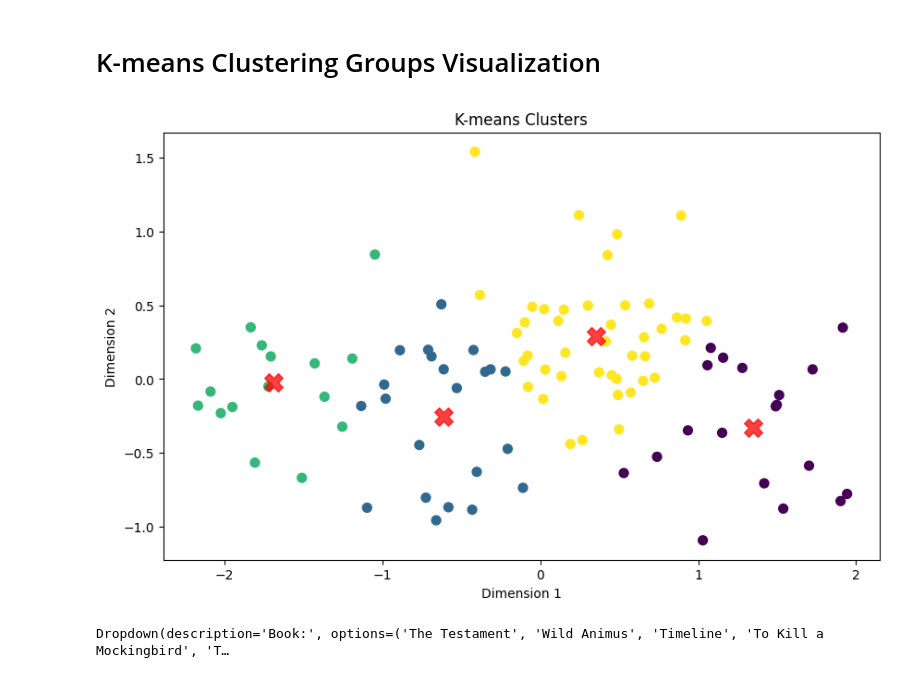
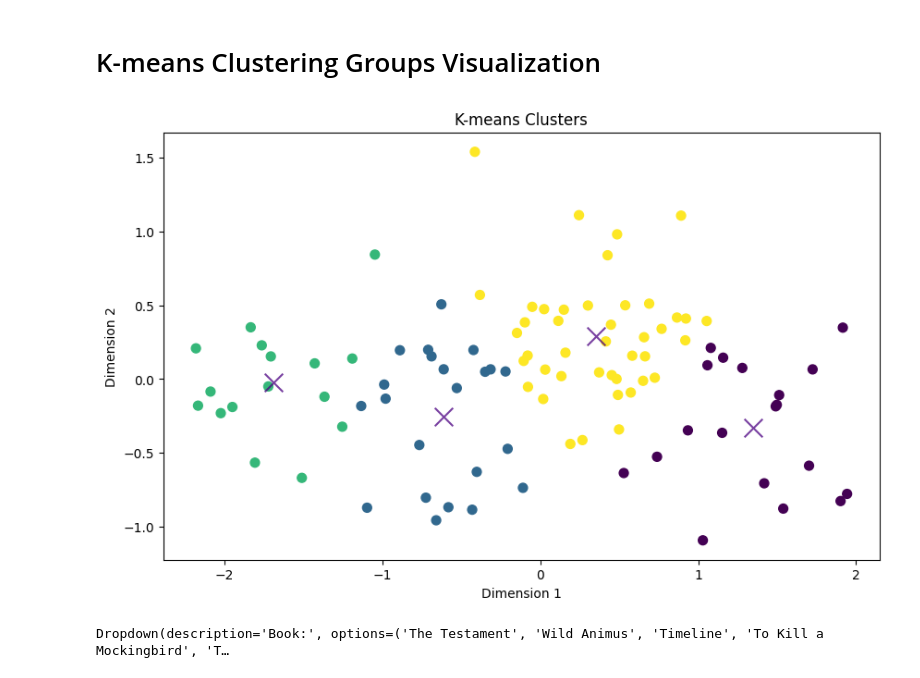
Before and after one commit to ElleyFolks/WGU-Capstone, a Jupyter notebook: task 2 code/WGU_Capstone.ipynb, the cells around one changed output. Saved outputs shown, nothing was run; the diff lists cells and outputs as text; code cells hidden in the pictures.

Commit message:
Refactored Silhouette, pie chart and k-means scatter plot

```diff
--- a/task 2 code/WGU_Capstone.ipynb
+++ b/task 2 code/WGU_Capstone.ipynb
@@ -446,7 +487,7 @@ Number of clusters = 9, the average silhouette_score is 0.2742130756378174.
 # %%
 from sklearn.cluster import KMeans
-number_of_clusters = 4
+optimal_k = 4
 
-# fitting kmeans model to trained book embeddings
-k_means_model = KMeans(n_clusters=number_of_clusters, random_state=42).fit(trained_book_embeddings)
+# fitting K-means model to trained book embeddings
+k_means_model = KMeans(n_clusters=optimal_k, random_state=42).fit(trained_book_embeddings)
 # %%
@@ -516,38 +556,38 @@ from sklearn.decomposition import PCA
 def visualize_clusters(trained_book_embeddings, kmeans):
     """
     Visualizes the clusters generated by K-means algorithm using PCA for dimensionality reduction.
 
     Parameters:
     trained_book_embeddings (array-like): The trained book embeddings.
     kmeans (KMeans): The trained K-means model.
 
     Returns:
     None
     """
 
     # Get the labels assigned by K-means
-    y_kmeans = kmeans.labels_
+    y_cluster_labels = kmeans.labels_
 
     # Reduce dimensions with PCA for visualization
     pca = PCA(n_components=2)
-    embeddings_2d = pca.fit_transform(trained_book_embeddings)
+    reduced_embeddings = pca.fit_transform(trained_book_embeddings)
 
     # Plot the clusters
     plt.figure(figsize=(10, 6))
-    plt.scatter(embeddings_2d[:, 0], embeddings_2d[:, 1], c=y_kmeans, s=50, cmap='viridis')
+    plt.scatter(reduced_embeddings[:, 0], reduced_embeddings[:, 1], c=y_cluster_labels, s=50, cmap='viridis')
 
     # Plot the centroids
     centers_2d = pca.transform(kmeans.cluster_centers_)
-    plt.scatter(centers_2d[:, 0], centers_2d[:, 1], c='red', s=200, alpha=0.75, marker='X')
+    plt.scatter(centers_2d[:, 0], centers_2d[:, 1], c='indigo', s=200, alpha=0.75, marker='x')
 
     plt.title('K-means Clusters')
     plt.xlabel('Dimension 1')
     plt.ylabel('Dimension 2')
     plt.show()
 
 visualize_clusters(trained_book_embeddings, k_means_model)
 # %% [output]
-[figure, old version]
+[figure, new version]
 # %%
 import numpy as np
 from ipywidgets import widgets
```
Also changed, not shown: parts of 9 cells of this notebook.
